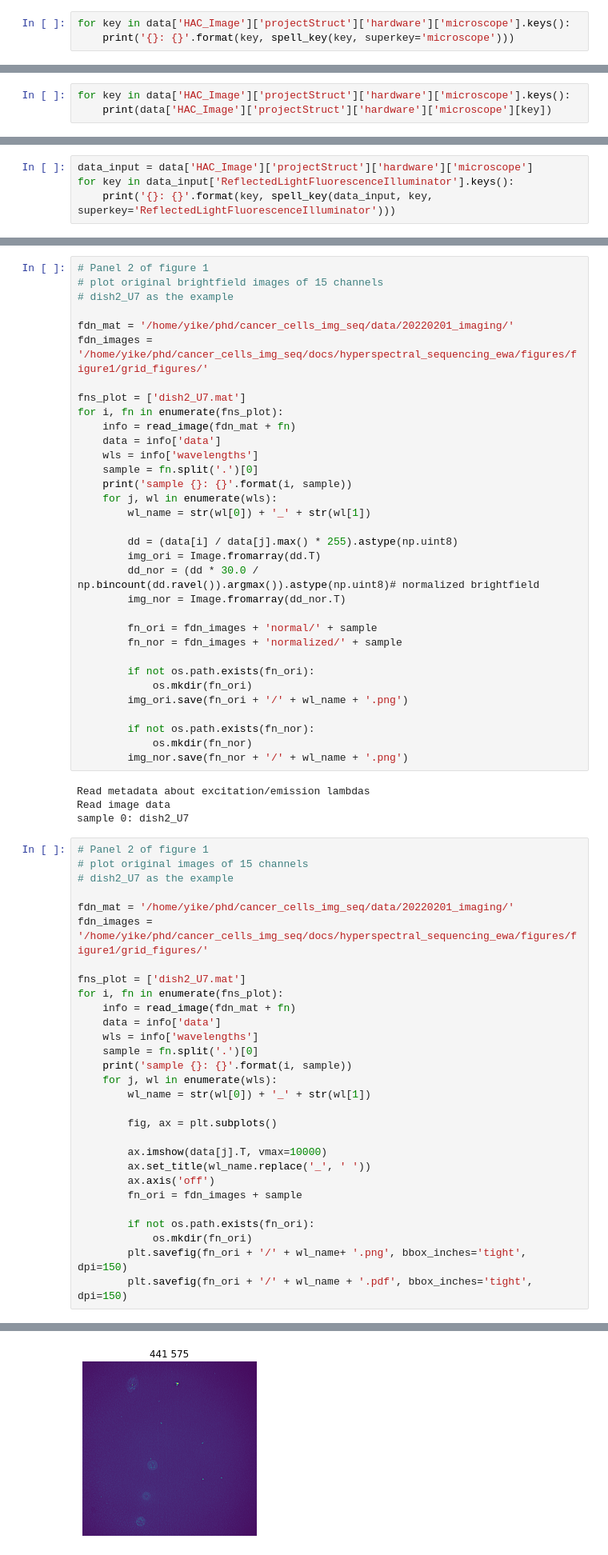
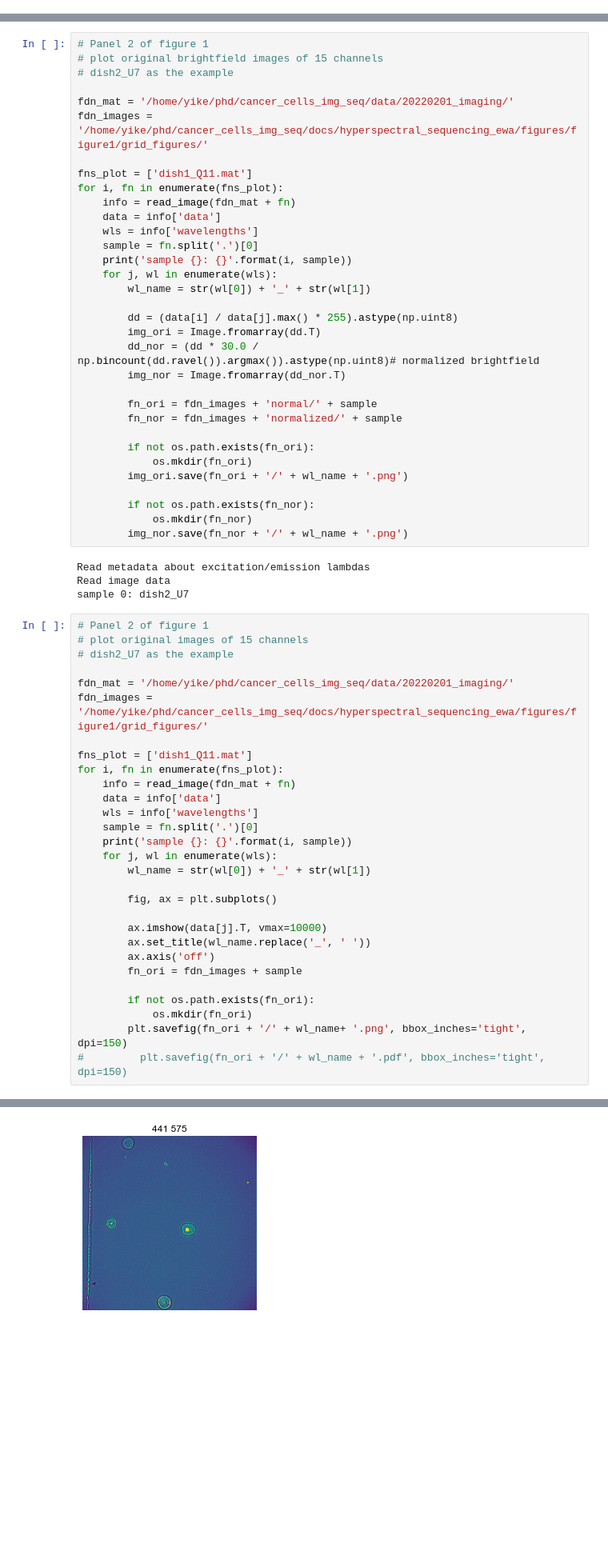
Before and after one commit to echosun77/echosun77-MCF7_hyperspectral_imaging_sequencing, a Jupyter notebook: figures/figure1/Figure 1.ipynb, the cells around one changed output, grey strips where cells are left out. Shown at 80% size. Cells and saved outputs as stored; diff of their text form; blank space fills up the shorter version.

```diff
--- a/figures/figure1/Figure 1.ipynb
+++ b/figures/figure1/Figure 1.ipynb
@@ -94,3 +33,0 @@ PhotoDmax: [<HDF5 object reference> <HDF5 object reference> <HDF5 object referen
-# %%
-for key in data['HAC_Image']['projectStruct']['hardware']['microscope'].keys():
-    print('{}: {}'.format(key, spell_key(key, superkey='microscope')))
@@ -99,3 +33,0 @@ AttributeError: 'slice' object has no attribute 'encode'
-# %%
-for key in data['HAC_Image']['projectStruct']['hardware']['microscope'].keys():
-    print(data['HAC_Image']['projectStruct']['hardware']['microscope'][key])
@@ -111,4 +33,0 @@ for key in data['HAC_Image']['projectStruct']['hardware']['microscope'].keys():
-# %%
-data_input = data['HAC_Image']['projectStruct']['hardware']['microscope']
-for key in data_input['ReflectedLightFluorescenceIlluminator'].keys():
-    print('{}: {}'.format(key, spell_key(data_input, key, superkey='ReflectedLightFluorescenceIlluminator')))
@@ -166,7 +65,7 @@ def read_image(fn):
 fdn_mat = '/home/yike/phd/cancer_cells_img_seq/data/20220201_imaging/'
 fdn_images = '/home/yike/phd/cancer_cells_img_seq/docs/hyperspectral_sequencing_ewa/figures/figure1/grid_figures/'
 
-fns_plot = ['dish2_U7.mat']
+fns_plot = ['dish1_Q11.mat']
 for i, fn in enumerate(fns_plot):
     info = read_image(fdn_mat + fn)
     data = info['data']
@@ -203,7 +102,7 @@ sample 0: dish2_U7
 fdn_mat = '/home/yike/phd/cancer_cells_img_seq/data/20220201_imaging/'
 fdn_images = '/home/yike/phd/cancer_cells_img_seq/docs/hyperspectral_sequencing_ewa/figures/figure1/grid_figures/'
 
-fns_plot = ['dish2_U7.mat']
+fns_plot = ['dish1_Q11.mat']
 for i, fn in enumerate(fns_plot):
     info = read_image(fdn_mat + fn)
     data = info['data']
@@ -223,7 +122,7 @@ for i, fn in enumerate(fns_plot):
         if not os.path.exists(fn_ori):
             os.mkdir(fn_ori)
         plt.savefig(fn_ori + '/' + wl_name+ '.png', bbox_inches='tight', dpi=150)
-        plt.savefig(fn_ori + '/' + wl_name + '.pdf', bbox_inches='tight', dpi=150)
+#         plt.savefig(fn_ori + '/' + wl_name + '.pdf', bbox_inches='tight', dpi=150)
 # %% [output]
 Read metadata about excitation/emission lambdas
 Read image data
@@ -240 +139 @@ sample 0: dish2_U7
-[figure, old version]
+[figure, new version]
```
Also changed, not shown: parts of 18 cells of this notebook, 15 other files.
